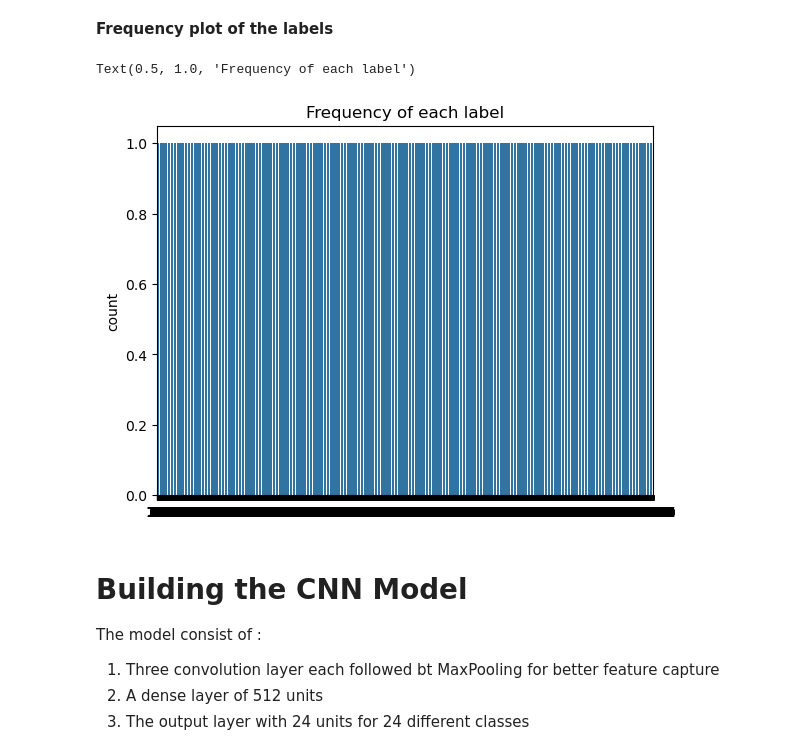
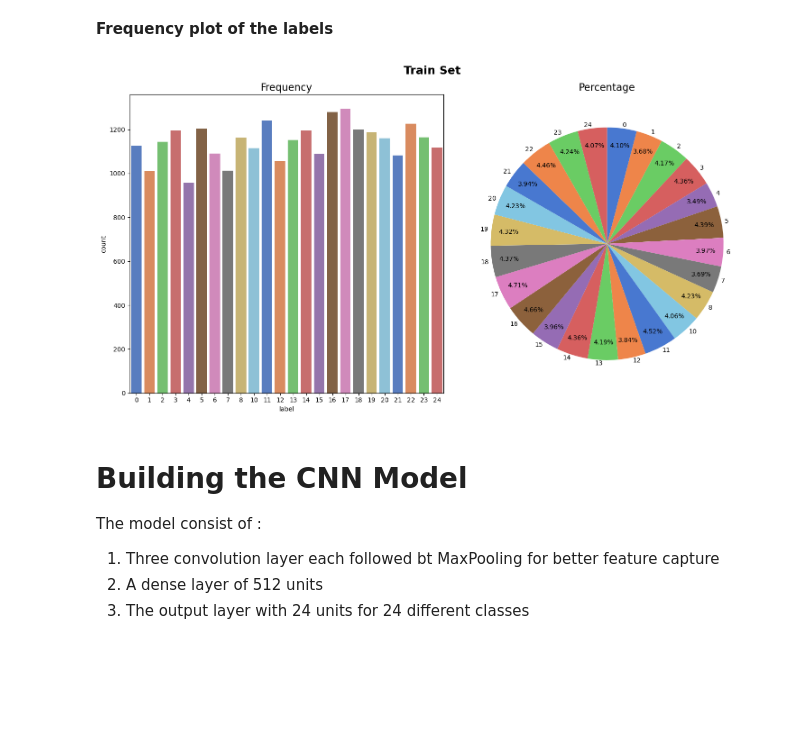
Before and after one commit to highintoxic/ai-accessibility, a Jupyter notebook: mnist-sign-language-cnn.ipynb, the cells around one changed output. Cells and saved outputs as stored; diff of their text form; code cells hidden in the pictures; blank space fills up the shorter version.

```diff
--- a/mnist-sign-language-cnn.ipynb
+++ b/mnist-sign-language-cnn.ipynb
@@ -172,12 +179,44 @@ Text(0.5, 1.0, 'label: 13  letter: M')
 [figure]
 # %% [markdown]
 **Frequency plot of the labels**
-# %%
-sns.countplot(train_label)
-plt.title("Frequency of each label")
-# %% [output]
-Text(0.5, 1.0, 'Frequency of each label')
-[figure, removed]
+# %%
+
+
+def plot_distribution(df, title):
+    """
+    Plot the frequency and percentage distribution of labels in the dataset
+    """
+    labels = df["label"].values
+    unique, counts = np.unique(labels, return_counts=True)
+
+    plt.figure(figsize=(15, 8))
+
+    # plot the frequency of each label
+    plt.subplot(1, 2, 1)
+    sns.countplot(x="label", data=df, hue="label", palette="muted", legend=False)
+    plt.title("Frequency", fontsize=16)
+
+    # plot the percentage of each label
+    plt.subplot(1, 2, 2)
+    plt.pie(
+        counts,
+        labels=unique,
+        autopct="%1.2f%%",
+        startangle=90,
+        counterclock=False,
+        colors=sns.color_palette("muted"),
+        pctdistance=0.85,
+        labeldistance=1.03,
+    )
+    plt.axis("equal")
+    plt.title("Percentage", fontsize=16)
+    plt.suptitle(title, fontsize=18, fontweight="bold")
+    plt.tight_layout()
+    plt.show()
+
+plot_distribution(train_df, "Train Set")
+# %% [output]
+[figure, added]
 # %% [markdown]
 # **Building the CNN Model**
 
```
Also changed, not shown: parts of 8 cells of this notebook, 1 other file.
